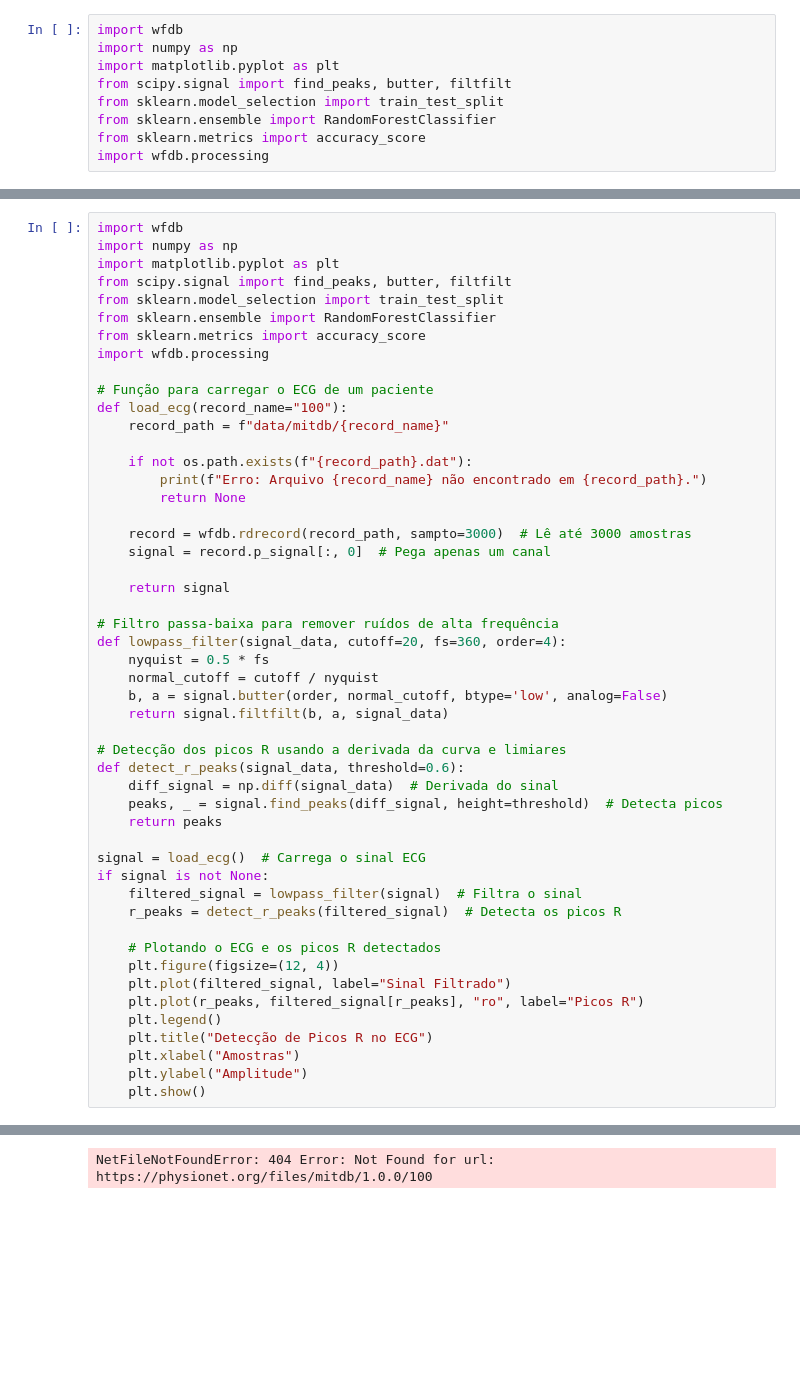
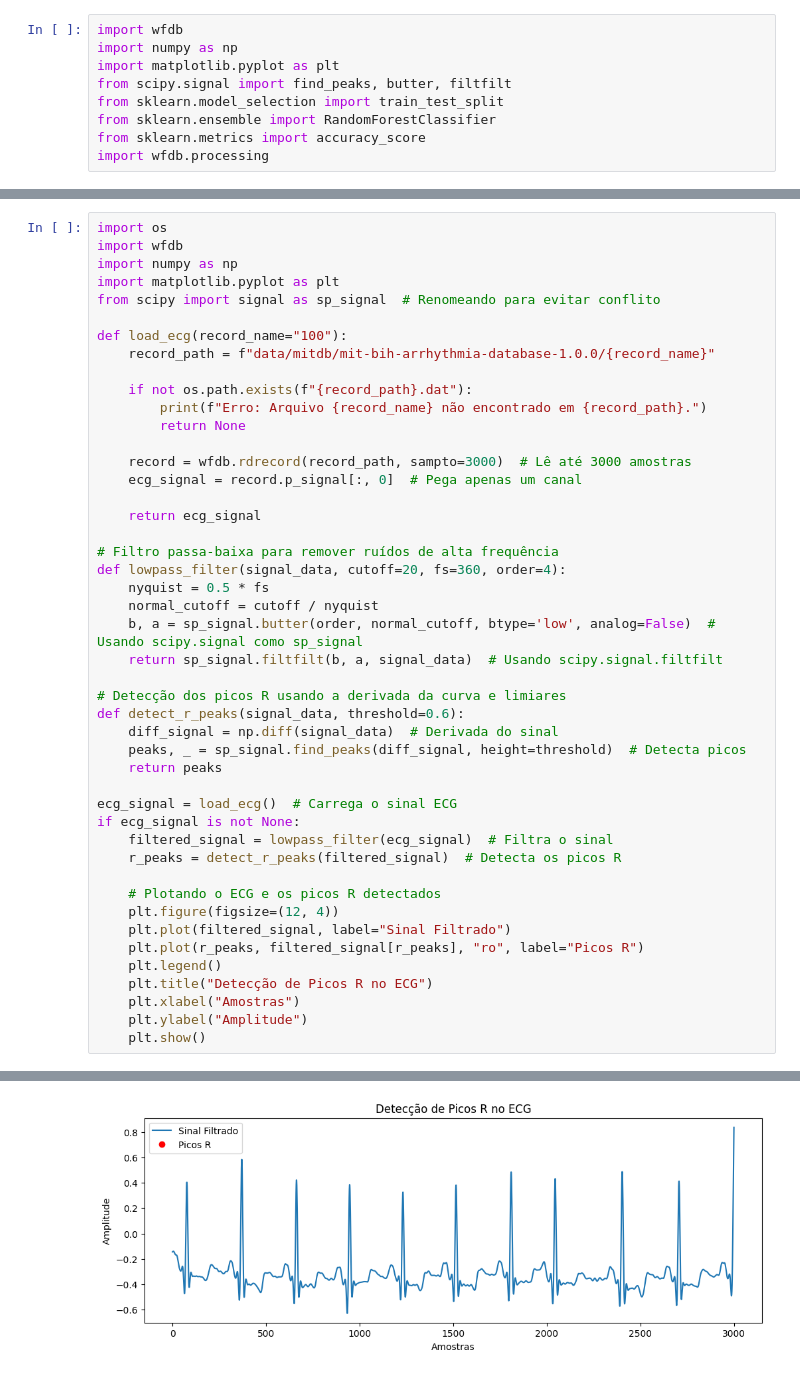
Before and after one commit to dnilsonc/ECG-RPeak-Detector, a Jupyter notebook: main.ipynb, the cells around one changed output, grey strips where cells are left out. Saved outputs shown, nothing was run; the diff lists cells and outputs as text; blank space fills up the shorter version.

```diff
--- a/main.ipynb
+++ b/main.ipynb
@@ -46,42 +49,38 @@ Baixando MIT-BIH Arrhythmia Database...
 # %%
+import os
 import wfdb
 import numpy as np
 import matplotlib.pyplot as plt
-from scipy.signal import find_peaks, butter, filtfilt
-from sklearn.model_selection import train_test_split
-from sklearn.ensemble import RandomForestClassifier
-from sklearn.metrics import accuracy_score
-import wfdb.processing
+from scipy import signal as sp_signal  # Renomeando para evitar conflito
 
-# Função para carregar o ECG de um paciente
 def load_ecg(record_name="100"):
-    record_path = f"data/mitdb/{record_name}"
+    record_path = f"data/mitdb/mit-bih-arrhythmia-database-1.0.0/{record_name}"
 
     if not os.path.exists(f"{record_path}.dat"):
         print(f"Erro: Arquivo {record_name} não encontrado em {record_path}.")
         return None
 
     record = wfdb.rdrecord(record_path, sampto=3000)  # Lê até 3000 amostras
-    signal = record.p_signal[:, 0]  # Pega apenas um canal
+    ecg_signal = record.p_signal[:, 0]  # Pega apenas um canal
 
-    return signal
+    return ecg_signal
 
 # Filtro passa-baixa para remover ruídos de alta frequência
 def lowpass_filter(signal_data, cutoff=20, fs=360, order=4):
     nyquist = 0.5 * fs
     normal_cutoff = cutoff / nyquist
-    b, a = signal.butter(order, normal_cutoff, btype='low', analog=False)
-    return signal.filtfilt(b, a, signal_data)
+    b, a = sp_signal.butter(order, normal_cutoff, btype='low', analog=False)  # Usando scipy.signal como sp_signal
+    return sp_signal.filtfilt(b, a, signal_data)  # Usando scipy.signal.filtfilt
 
 # Detecção dos picos R usando a derivada da curva e limiares
 def detect_r_peaks(signal_data, threshold=0.6):
     diff_signal = np.diff(signal_data)  # Derivada do sinal
-    peaks, _ = signal.find_peaks(diff_signal, height=threshold)  # Detecta picos
+    peaks, _ = sp_signal.find_peaks(diff_signal, height=threshold)  # Detecta picos
     return peaks
 
-signal = load_ecg()  # Carrega o sinal ECG
-if signal is not None:
-    filtered_signal = lowpass_filter(signal)  # Filtra o sinal
+ecg_signal = load_ecg()  # Carrega o sinal ECG
+if ecg_signal is not None:
+    filtered_signal = lowpass_filter(ecg_signal)  # Filtra o sinal
     r_peaks = detect_r_peaks(filtered_signal)  # Detecta os picos R
 
     # Plotando o ECG e os picos R detectados
@@ -98 +96 @@ Downloading files...
-NetFileNotFoundError: 404 Error: Not Found for url: https://physionet.org/files/mitdb/1.0.0/100
+[figure, added]
```
Also changed, not shown: parts of 3 cells of this notebook, 2 other files.
